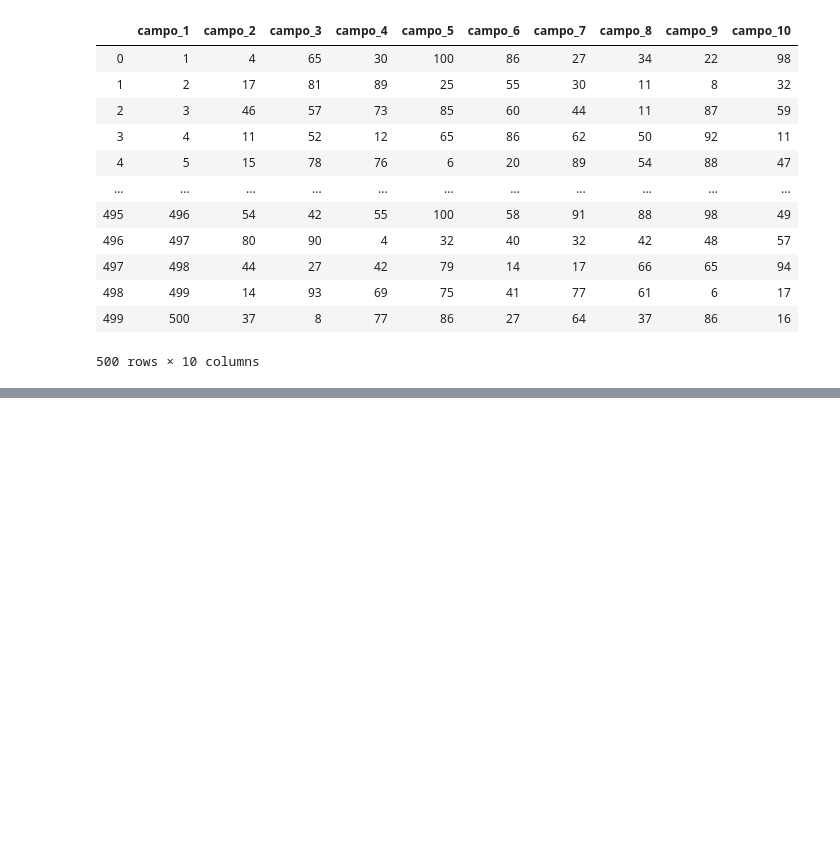
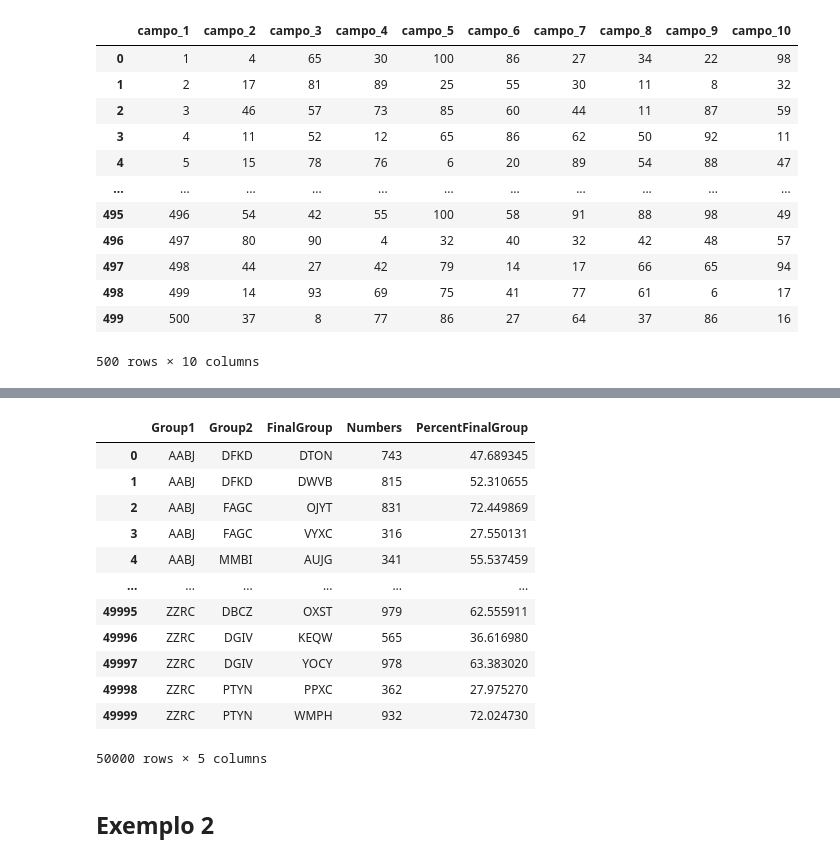
Before and after one commit to Osvaldo1982/data_science, a Jupyter notebook: Python/pandas_introducao_basica.ipynb, the cells around one changed output, grey strips where cells are left out. Drawn from its saved outputs; the diff is of its cells as text; code cells hidden in the pictures; blank space fills up the shorter version.

```diff
--- a/Python/pandas_introducao_basica.ipynb
+++ b/Python/pandas_introducao_basica.ipynb
@@ -191,0 +176,18 @@ df
+# %%
+# This is the total number of groups to be created
+NumberOfGroups = 50000
+# Create a lot of groups (random strings of 4 letters)
+Group1     = [''.join(random.choice(string.ascii_uppercase)
+                for _ in range(4)) for x in range(NumberOfGroups//10)]*10
+Group2     = [''.join(random.choice(string.ascii_uppercase)
+                for _ in range(4)) for x in range(NumberOfGroups//2)]*2
+FinalGroup = [''.join(random.choice(string.ascii_uppercase)
+                for _ in range(4)) for x in range(NumberOfGroups)]
+# Make the numbers
+NumbersForPercents = [np.random.randint(100, 999) for _ in range(NumberOfGroups)]
+# Make the dataframe
+df = pd.DataFrame({'Group1': Group1,
+                   'Group2': Group2,
+                   'FinalGroup': FinalGroup,
+                   'Numbers': NumbersForPercents})
+df.head()
@@ -191,0 +201,29 @@ df
+# %%
+# Initial grouping (basically a sorted version of df)
+PreGroupby_df = df.groupby(["Group1","Group2","FinalGroup"]).agg({'Numbers': 'sum'}).reset_index()
+# Get the sum of values for the "final group", append "_Sum" to it's column name, and change it into a dataframe (.reset_index)
+SumGroup_df = df.groupby(["Group1","Group2"]).agg({'Numbers': 'sum'}).add_suffix('Sum').reset_index()
+# Merge the two dataframes
+Percents_df = pd.merge(PreGroupby_df, SumGroup_df)
+# Divide the two columns
+Percents_df["PercentFinalGroup"] = Percents_df["Numbers"] / Percents_df["NumbersSum"] * 100
+# Drop the extra _Sum column
+Percents_df.drop(["NumbersSum"], inplace=True, axis=1)
+#
+Percents_df
+# %% [output]
+|  | Group1 | Group2 | FinalGroup | Numbers | PercentFinalGroup |
+| 0 | AABJ | DFKD | DTON | 743 | 47.689345 |
+| 1 | AABJ | DFKD | DWVB | 815 | 52.310655 |
+| 2 | AABJ | FAGC | OJYT | 831 | 72.449869 |
+| 3 | AABJ | FAGC | VYXC | 316 | 27.550131 |
+| 4 | AABJ | MMBI | AUJG | 341 | 55.537459 |
+| ... | ... | ... | ... | ... | ... |
+| 49995 | ZZRC | DBCZ | OXST | 979 | 62.555911 |
+| 49996 | ZZRC | DGIV | KEQW | 565 | 36.616980 |
+| 49997 | ZZRC | DGIV | YOCY | 978 | 63.383020 |
+| 49998 | ZZRC | PTYN | PPXC | 362 | 27.975270 |
+| 49999 | ZZRC | PTYN | WMPH | 932 | 72.024730 |
+50000 rows × 5 columns
+# %% [markdown]
+## Exemplo 2
```
Also changed, not shown: parts of 26 cells of this notebook, 3 other files.
